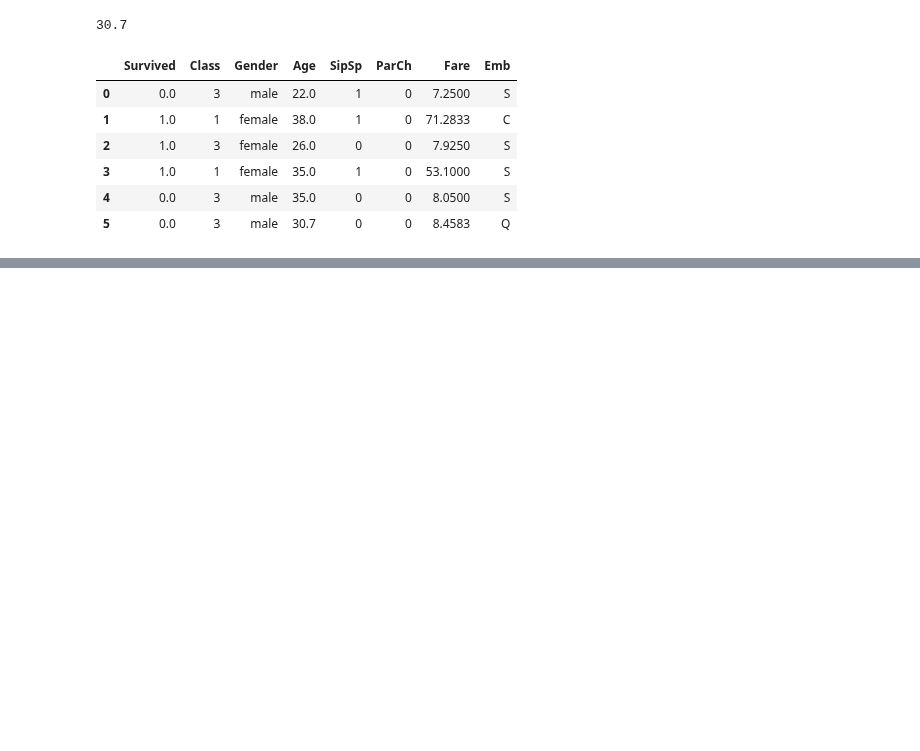
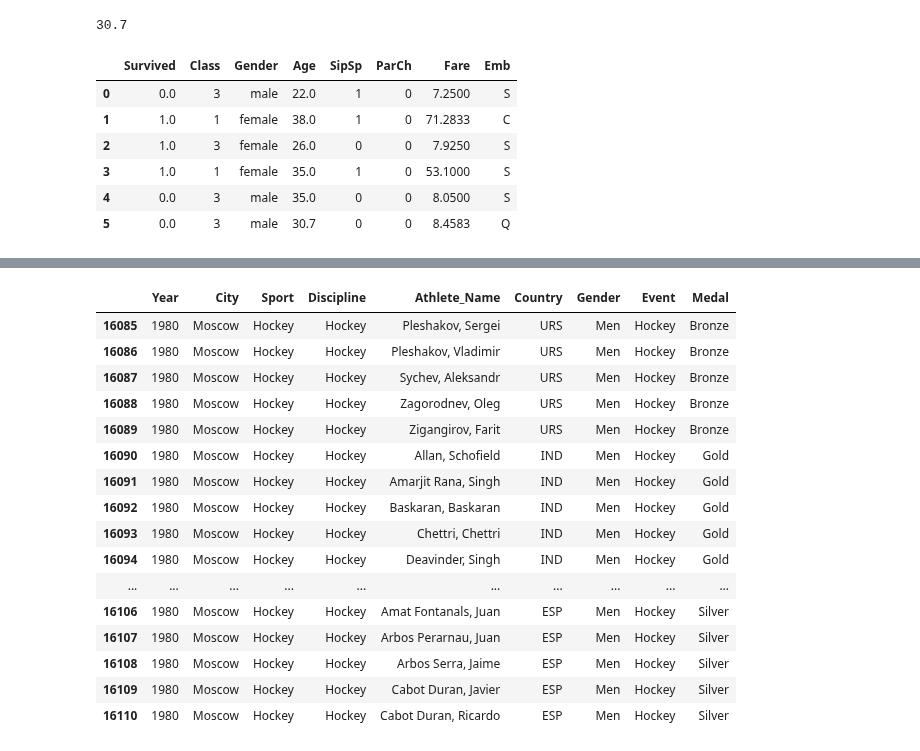
Before and after one commit to alchemistbg/udemy-the-complete-pandas-bootcamp, a Jupyter notebook: Section-13/Cleaning_Data.ipynb, the cells around one changed output, grey strips where cells are left out. Drawn from its saved outputs; the diff is of its cells as text; code cells hidden in the pictures; blank space fills up the shorter version.

```diff
--- a/Section-13/Cleaning_Data.ipynb
+++ b/Section-13/Cleaning_Data.ipynb
@@ -1072,0 +1415,2 @@ titanic.head(6)
+# %%
+summer.drop(index = [2069, 12253, 15596, 21833, 28678],inplace = True)
@@ -1072,0 +1425,20 @@ titanic.head(6)
+# %%
+summer.loc[16085:16110]
+# %% [output]
+|  | Year | City | Sport | Discipline | Athlete_Name | Country | Gender | Event | Medal |
+| 16085 | 1980 | Moscow | Hockey | Hockey | Pleshakov, Sergei | URS | Men | Hockey | Bronze |
+| 16086 | 1980 | Moscow | Hockey | Hockey | Pleshakov, Vladimir | URS | Men | Hockey | Bronze |
+| 16087 | 1980 | Moscow | Hockey | Hockey | Sychev, Aleksandr | URS | Men | Hockey | Bronze |
+| 16088 | 1980 | Moscow | Hockey | Hockey | Zagorodnev, Oleg | URS | Men | Hockey | Bronze |
+| 16089 | 1980 | Moscow | Hockey | Hockey | Zigangirov, Farit | URS | Men | Hockey | Bronze |
+| 16090 | 1980 | Moscow | Hockey | Hockey | Allan, Schofield | IND | Men | Hockey | Gold |
+| 16091 | 1980 | Moscow | Hockey | Hockey | Amarjit Rana, Singh | IND | Men | Hockey | Gold |
+| 16092 | 1980 | Moscow | Hockey | Hockey | Baskaran, Baskaran | IND | Men | Hockey | Gold |
+| 16093 | 1980 | Moscow | Hockey | Hockey | Chettri, Chettri | IND | Men | Hockey | Gold |
+| 16094 | 1980 | Moscow | Hockey | Hockey | Deavinder, Singh | IND | Men | Hockey | Gold |
+| ... | ... | ... | ... | ... | ... | ... | ... | ... | ... |
+| 16106 | 1980 | Moscow | Hockey | Hockey | Amat Fontanals, Juan | ESP | Men | Hockey | Silver |
+| 16107 | 1980 | Moscow | Hockey | Hockey | Arbos Perarnau, Juan | ESP | Men | Hockey | Silver |
+| 16108 | 1980 | Moscow | Hockey | Hockey | Arbos Serra, Jaime | ESP | Men | Hockey | Silver |
+| 16109 | 1980 | Moscow | Hockey | Hockey | Cabot Duran, Javier | ESP | Men | Hockey | Silver |
+| 16110 | 1980 | Moscow | Hockey | Hockey | Cabot Duran, Ricardo | ESP | Men | Hockey | Silver |
```
Also changed, not shown: parts of 42 cells of this notebook.
